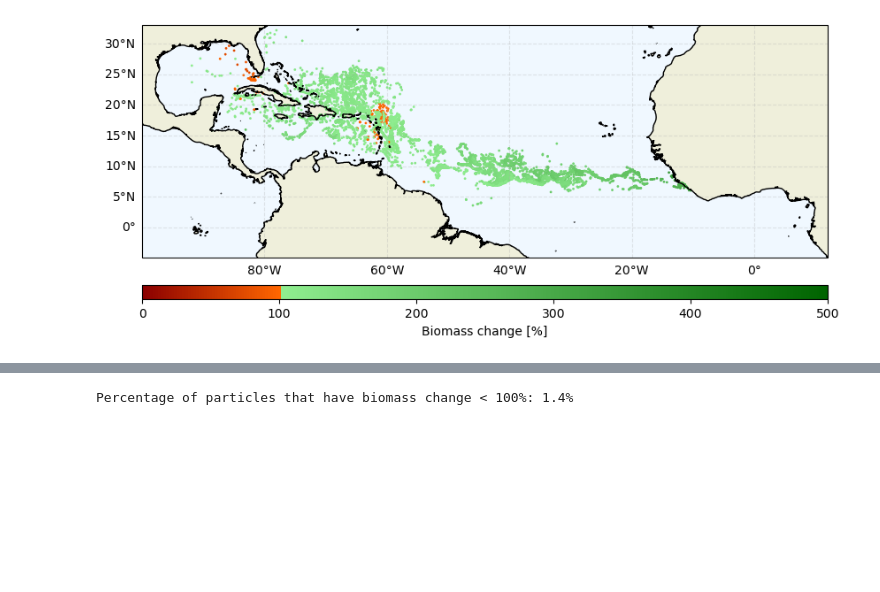
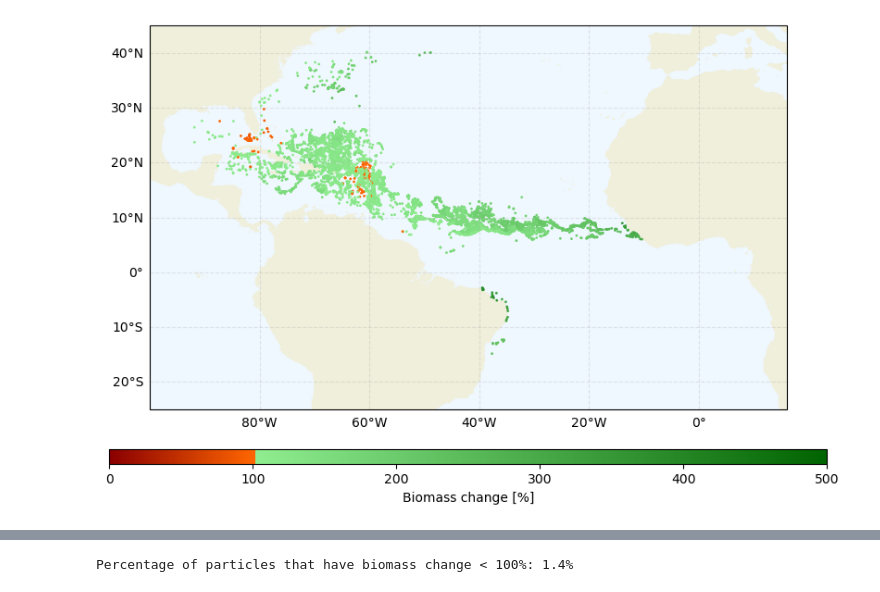
Before and after one commit to Parcels-code/Sargassum_growth_model, a Jupyter notebook: Manuscript_Figures/Figure5.ipynb, the cells around one changed output, grey strips where cells are left out. Drawn from its saved outputs; the diff is of its cells as text; code cells hidden in the pictures; blank space fills up the shorter version.

Commit message:
Update Figure 5 to full domain and no coastlines

```diff
--- a/Manuscript_Figures/Figure5.ipynb
+++ b/Manuscript_Figures/Figure5.ipynb
@@ -9,7 +9,7 @@ from matplotlib.colors import LinearSegmentedColormap
 # %%
 df = pl.read_parquet("Simulations/Simulation_Satellite_kN_0.001.parquet")
 # %%
-fig = plt.figure(figsize = (10, 5))
+fig = plt.figure(figsize = (10, 7))
 ax = plt.axes(projection=ccrs.PlateCarree())
 ax.set_facecolor('aliceblue')
 ax.gridlines(draw_labels=['left','bottom'], zorder=2, alpha=0.3, linestyle='--')
@@ -17,36 +17,35 @@ ax.gridlines(draw_labels=['left','bottom'], zorder=2, alpha=0.3, linestyle='--')
 last_time = df.select(pl.col("time").max()).item()
 last_locations = df.filter(pl.col("time") == last_time)
 not_stranded = last_locations.filter(pl.col("stranded") == False)
 
 cmap = LinearSegmentedColormap.from_list(
     'red_orange_green',
     [(0.0, '#8b0000'), (0.2, '#ff6600'), (0.2, '#90ee90'), (1.0, '#006400')]
 )
 
 cscat = ax.scatter(
     not_stranded['lon'],
     not_stranded['lat'],
     c=not_stranded['biomass'] * 100,
     s=4,
     linewidth=0,
     cmap=cmap,
     vmin=0,
     vmax=500,
     transform=ccrs.PlateCarree(),
     zorder=1
 )
 
-ax.add_feature(cartopy.feature.COASTLINE.with_scale('10m'), zorder=2)
 ax.add_feature(cartopy.feature.LAND.with_scale('10m'))
-ax.set_extent([-100, 12, -5, 33], crs=ccrs.PlateCarree())
+ax.set_extent([-100, 16, -25, 45], crs=ccrs.PlateCarree())
 
 cbar = plt.colorbar(cscat, ax=ax, orientation='horizontal', pad=0.08, aspect=50, label='Biomass change [%]')
 
 fig.savefig('Figures/Figure5.png', bbox_inches='tight', dpi=300)
 
 plt.show()
 # %% [output]
-[figure, old version]
+[figure, new version]
 # %%
 print(f"Particle-averaged biomass change: {not_stranded['biomass'].mean() * 100:.0f}%")
 # %% [output]
```
Also changed, not shown: parts of 1 cell of this notebook, 1 other file.
